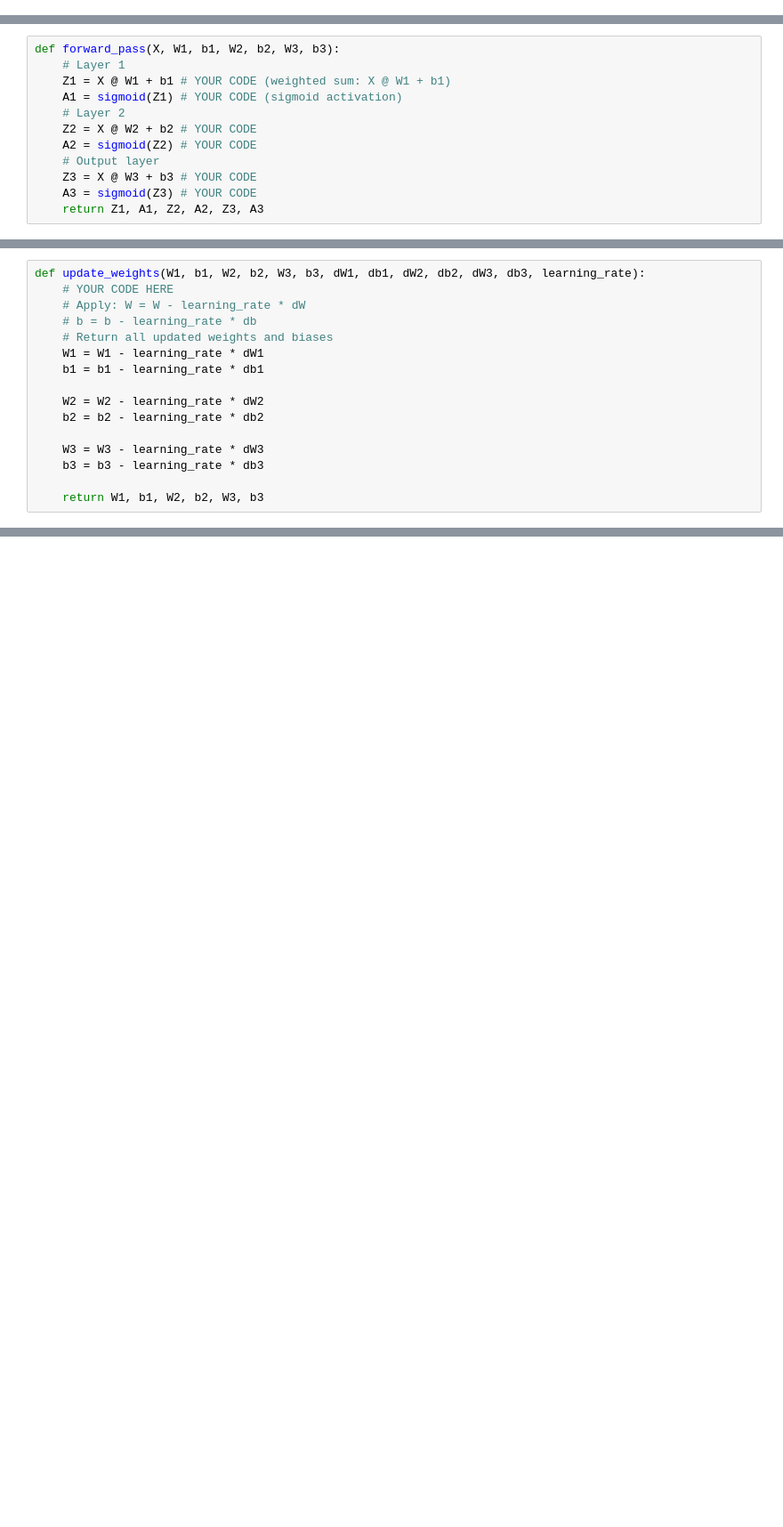
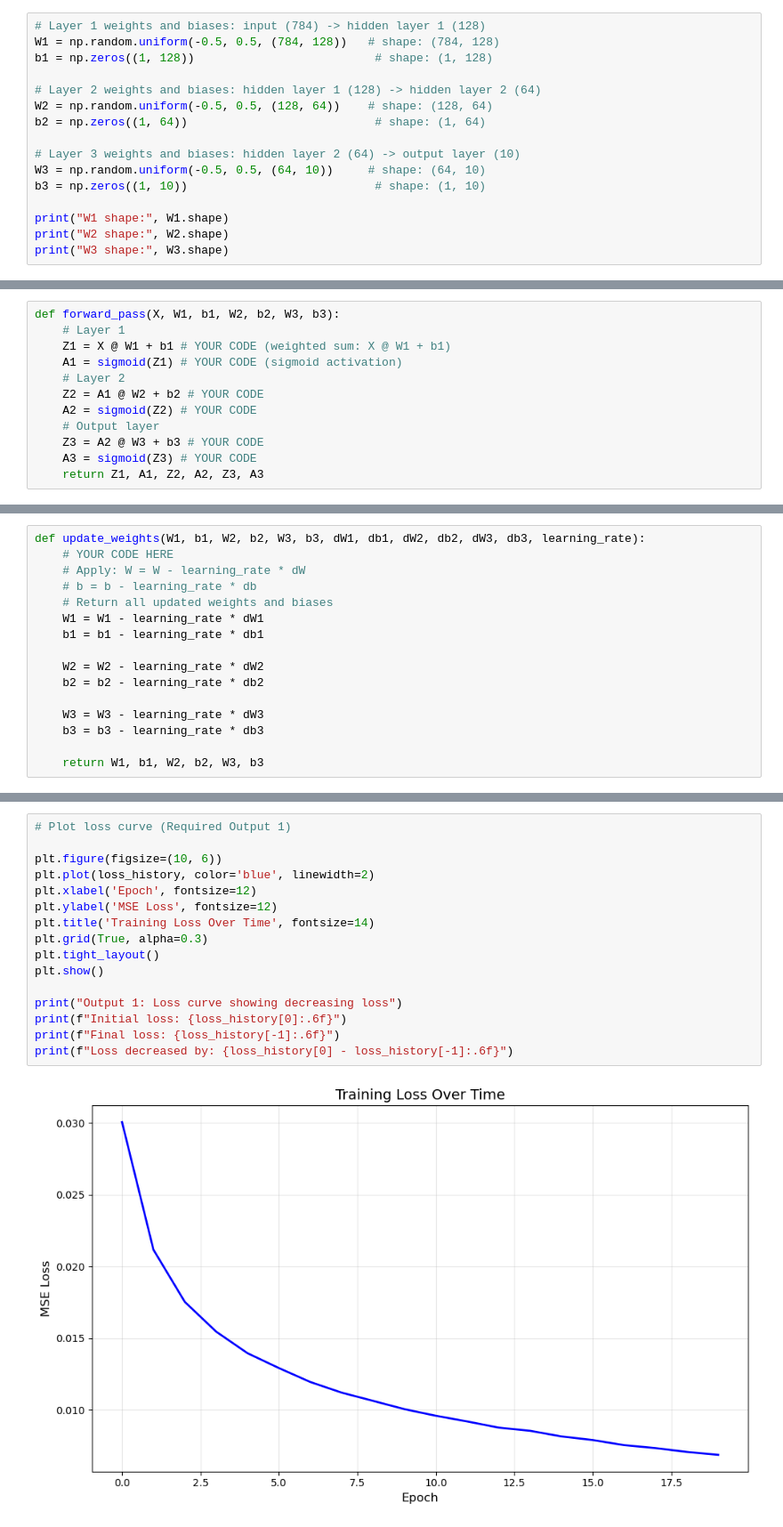
Before and after one commit to i253029-maker/mvc-mlp-25i3029, a Jupyter notebook: src/B_i253029.ipynb, the cells around one changed output, grey strips where cells are left out. Shown at 89% size. Saved outputs shown, nothing was run; the diff lists cells and outputs as text; blank space fills up the shorter version.

```diff
--- a/src/B_i253029.ipynb
+++ b/src/B_i253029.ipynb
@@ -10,3 +12,19 @@ print("Test data shape:    ", X_test.shape)
 # %% [output]
 Training data shape: (60000, 784)
 Test data shape:     (10000, 784)
+# %%
+# Layer 1 weights and biases: input (784) -> hidden layer 1 (128)
+W1 = np.random.uniform(-0.5, 0.5, (784, 128))   # shape: (784, 128)
+b1 = np.zeros((1, 128))                          # shape: (1, 128)
+
+# Layer 2 weights and biases: hidden layer 1 (128) -> hidden layer 2 (64)
+W2 = np.random.uniform(-0.5, 0.5, (128, 64))    # shape: (128, 64)
+b2 = np.zeros((1, 64))                           # shape: (1, 64)
+
+# Layer 3 weights and biases: hidden layer 2 (64) -> output layer (10)
+W3 = np.random.uniform(-0.5, 0.5, (64, 10))     # shape: (64, 10)
+b3 = np.zeros((1, 10))                           # shape: (1, 10)
+
+print("W1 shape:", W1.shape)
+print("W2 shape:", W2.shape)
+print("W3 shape:", W3.shape)
@@ -37,10 +59,10 @@ def forward_pass(X, W1, b1, W2, b2, W3, b3):
     Z1 = X @ W1 + b1 # YOUR CODE (weighted sum: X @ W1 + b1)
     A1 = sigmoid(Z1) # YOUR CODE (sigmoid activation)
     # Layer 2
-    Z2 = X @ W2 + b2 # YOUR CODE
+    Z2 = A1 @ W2 + b2 # YOUR CODE
     A2 = sigmoid(Z2) # YOUR CODE
     # Output layer
-    Z3 = X @ W3 + b3 # YOUR CODE
+    Z3 = A2 @ W3 + b3 # YOUR CODE
     A3 = sigmoid(Z3) # YOUR CODE
     return Z1, A1, Z2, A2, Z3, A3
 # %%
@@ -136,0 +178,18 @@ for epoch in range(epochs):
+# %%
+# Plot loss curve (Required Output 1)
+
+plt.figure(figsize=(10, 6))
+plt.plot(loss_history, color='blue', linewidth=2)
+plt.xlabel('Epoch', fontsize=12)
+plt.ylabel('MSE Loss', fontsize=12)
+plt.title('Training Loss Over Time', fontsize=14)
+plt.grid(True, alpha=0.3)
+plt.tight_layout()
+plt.show()
+
+print("Output 1: Loss curve showing decreasing loss")
+print(f"Initial loss: {loss_history[0]:.6f}")
+print(f"Final loss: {loss_history[-1]:.6f}")
+print(f"Loss decreased by: {loss_history[0] - loss_history[-1]:.6f}")
+# %% [output]
+[figure, added]
```
Also changed, not shown: parts of 6 cells of this notebook.
